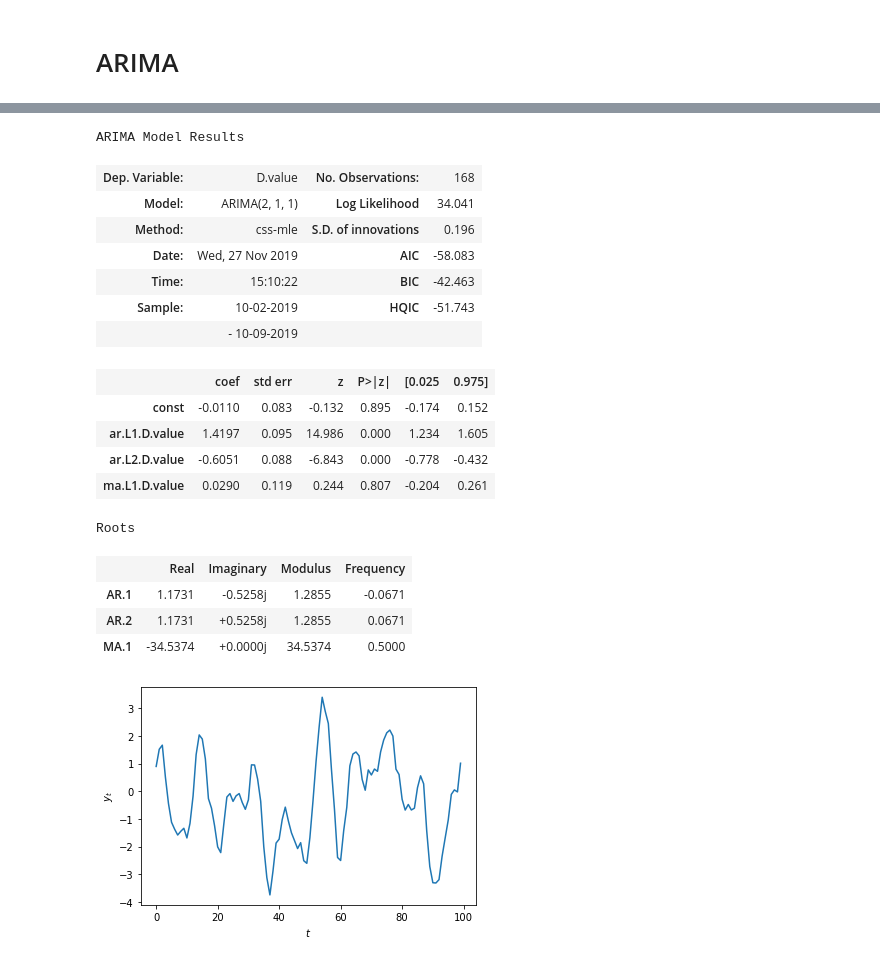
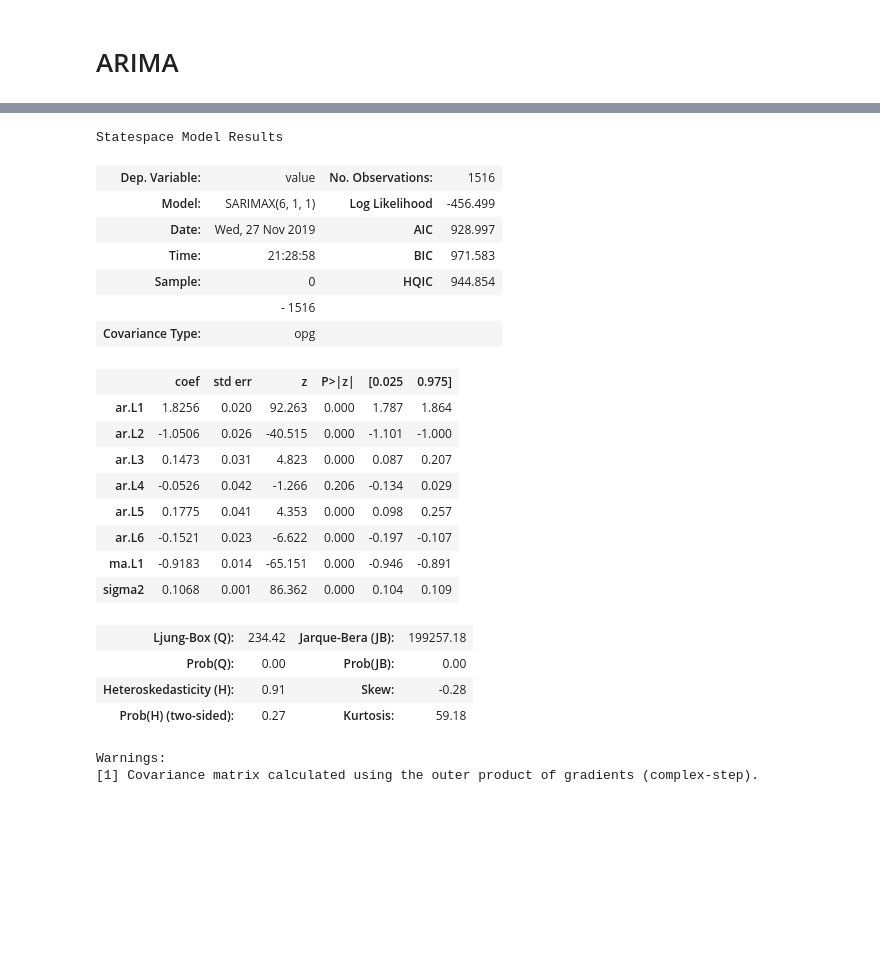
Before and after one commit to neozenith/temperature-timeseries, a Jupyter notebook: analysis.ipynb, the cells around one changed output, grey strips where cells are left out. Drawn from its saved outputs; the diff is of its cells as text; code cells hidden in the pictures; blank space fills up the shorter version.

Commit message:
Update notebook with SARIMAX

```diff
--- a/analysis.ipynb
+++ b/analysis.ipynb
@@ -40,4 +40,6 @@ module://ipykernel.pylab.backend_inline
 # %%
 url = 'http://192.168.0.156:8000/metrics?from=300'
 response = requests.get(url)
+status_code = response.status_code
+#status_code = 404
 # %%
@@ -307,37 +320,29 @@ DatetimeIndex(['2019-10-02 05:00:00', '2019-10-02 06:00:00',
 # %%
-model = ARIMA(df_temp['value'].dropna(), (2,1,1)).fit()
+model = SARIMAX(df_temp['value'].dropna(), order=(6,1,1))
+results = model.fit()
 # %%
-model.summary()
+results.summary()
 # %% [output]
-ARIMA Model Results
+Statespace Model Results
-| Dep. Variable: | D.value | No. Observations: | 168 |
-| Model: | ARIMA(2, 1, 1) | Log Likelihood | 34.041 |
-| Method: | css-mle | S.D. of innovations | 0.196 |
-| Date: | Wed, 27 Nov 2019 | AIC | -58.083 |
-| Time: | 15:10:22 | BIC | -42.463 |
-| Sample: | 10-02-2019 | HQIC | -51.743 |
-|  | - 10-09-2019 |  |  |
+| Dep. Variable: | value | No. Observations: | 1516 |
+| Model: | SARIMAX(6, 1, 1) | Log Likelihood | -456.499 |
+| Date: | Wed, 27 Nov 2019 | AIC | 928.997 |
+| Time: | 21:28:58 | BIC | 971.583 |
+| Sample: | 0 | HQIC | 944.854 |
+|  | - 1516 |  |  |
+| Covariance Type: | opg |  |  |
 |  | coef | std err | z | P>|z| | [0.025 | 0.975] |
-| const | -0.0110 | 0.083 | -0.132 | 0.895 | -0.174 | 0.152 |
-| ar.L1.D.value | 1.4197 | 0.095 | 14.986 | 0.000 | 1.234 | 1.605 |
-| ar.L2.D.value | -0.6051 | 0.088 | -6.843 | 0.000 | -0.778 | -0.432 |
-| ma.L1.D.value | 0.0290 | 0.119 | 0.244 | 0.807 | -0.204 | 0.261 |
+| ar.L1 | 1.8256 | 0.020 | 92.263 | 0.000 | 1.787 | 1.864 |
+| ar.L2 | -1.0506 | 0.026 | -40.515 | 0.000 | -1.101 | -1.000 |
+| ar.L3 | 0.1473 | 0.031 | 4.823 | 0.000 | 0.087 | 0.207 |
+| ar.L4 | -0.0526 | 0.042 | -1.266 | 0.206 | -0.134 | 0.029 |
+| ar.L5 | 0.1775 | 0.041 | 4.353 | 0.000 | 0.098 | 0.257 |
+| ar.L6 | -0.1521 | 0.023 | -6.622 | 0.000 | -0.197 | -0.107 |
+| ma.L1 | -0.9183 | 0.014 | -65.151 | 0.000 | -0.946 | -0.891 |
+| sigma2 | 0.1068 | 0.001 | 86.362 | 0.000 | 0.104 | 0.109 |
+| Ljung-Box (Q): | 234.42 | Jarque-Bera (JB): | 199257.18 |
+| Prob(Q): | 0.00 | Prob(JB): | 0.00 |
+| Heteroskedasticity (H): | 0.91 | Skew: | -0.28 |
+| Prob(H) (two-sided): | 0.27 | Kurtosis: | 59.18 |
-Roots
+Warnings:
+[1] Covariance matrix calculated using the outer product of gradients (complex-step).
-|  | Real | Imaginary | Modulus | Frequency |
-| AR.1 | 1.1731 | -0.5258j | 1.2855 | -0.0671 |
-| AR.2 | 1.1731 | +0.5258j | 1.2855 | 0.0671 |
-| MA.1 | -34.5374 | +0.0000j | 34.5374 | 0.5000 |
-# %%
-# Set coefficients
-ar_coefs = [1, -1.4197, 0.6051]
-ma_coefs = [1, 0.0290]
-
-# Generate data
-y = arma_generate_sample(ar_coefs, ma_coefs, nsample=100, sigma=0.5, )
-
-plt.plot(y)
-plt.ylabel(r'$y_t$')
-plt.xlabel(r'$t$')
-plt.show()
-# %% [output]
-[figure, removed]
```
Also changed, not shown: parts of 20 cells of this notebook.
